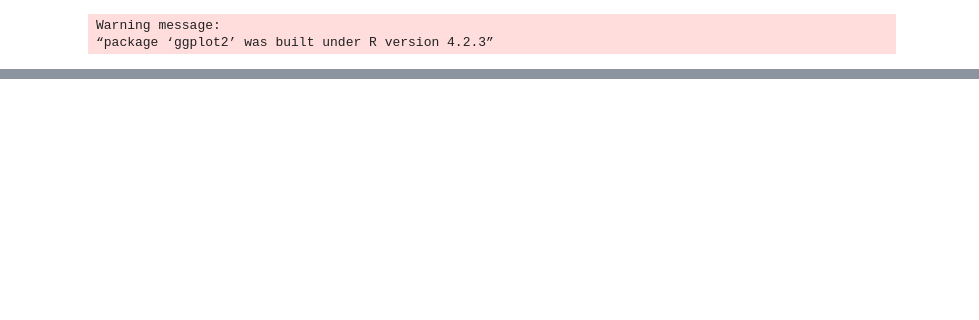
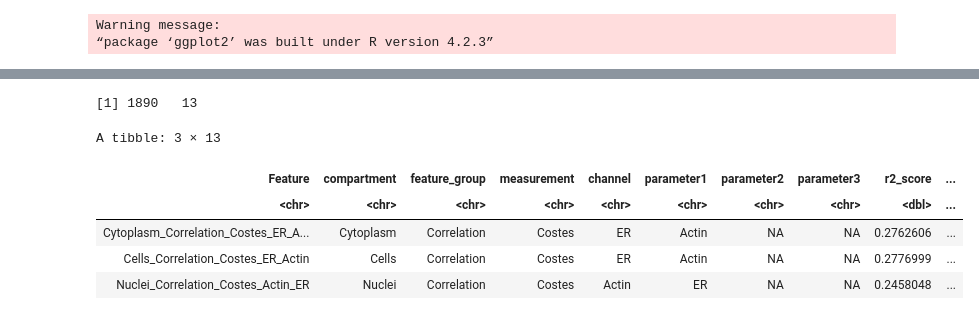
Before and after one commit to WayScience/cellpainting_predicts_cardiac_fibrosis, a Jupyter notebook: 4.analyze_data/notebooks/linear_model/1.plot_lm_results.ipynb, the cells around one changed output, grey strips where cells are left out. Cells and saved outputs as stored; diff of their text form; code cells hidden in the pictures; blank space fills up the shorter version.

```diff
--- a/4.analyze_data/notebooks/linear_model/1.plot_lm_results.ipynb
+++ b/4.analyze_data/notebooks/linear_model/1.plot_lm_results.ipynb
@@ -82 +82,16 @@ A tibble: 3 × 13
+# %%
+# Drop rows with specific feature_group values
+lm_df <- lm_df %>%
+    dplyr::filter(!feature_group %in% c("Neighbors", "Location", "Parent", "Children", "Number"))
+
+print(dim(lm_df))
+head(lm_df, 3)
+# %% [output]
+[1] 1890   13
+A tibble: 3 × 13
+| Feature | compartment | feature_group | measurement | channel | parameter1 | parameter2 | parameter3 | r2_score | ... |
+| <chr> | <chr> | <chr> | <chr> | <chr> | <chr> | <chr> | <chr> | <dbl> | ... |
+| Cytoplasm_Correlation_Costes_ER_A... | Cytoplasm | Correlation | Costes | ER | Actin | NA | NA | 0.2762606 | ... |
+| Cells_Correlation_Costes_ER_Actin | Cells | Correlation | Costes | ER | Actin | NA | NA | 0.2776999 | ... |
+| Nuclei_Correlation_Costes_Actin_ER | Nuclei | Correlation | Costes | Actin | ER | NA | NA | 0.2458048 | ... |
 # %%
```
Also changed, not shown: parts of 3 cells of this notebook, 6 other files.
